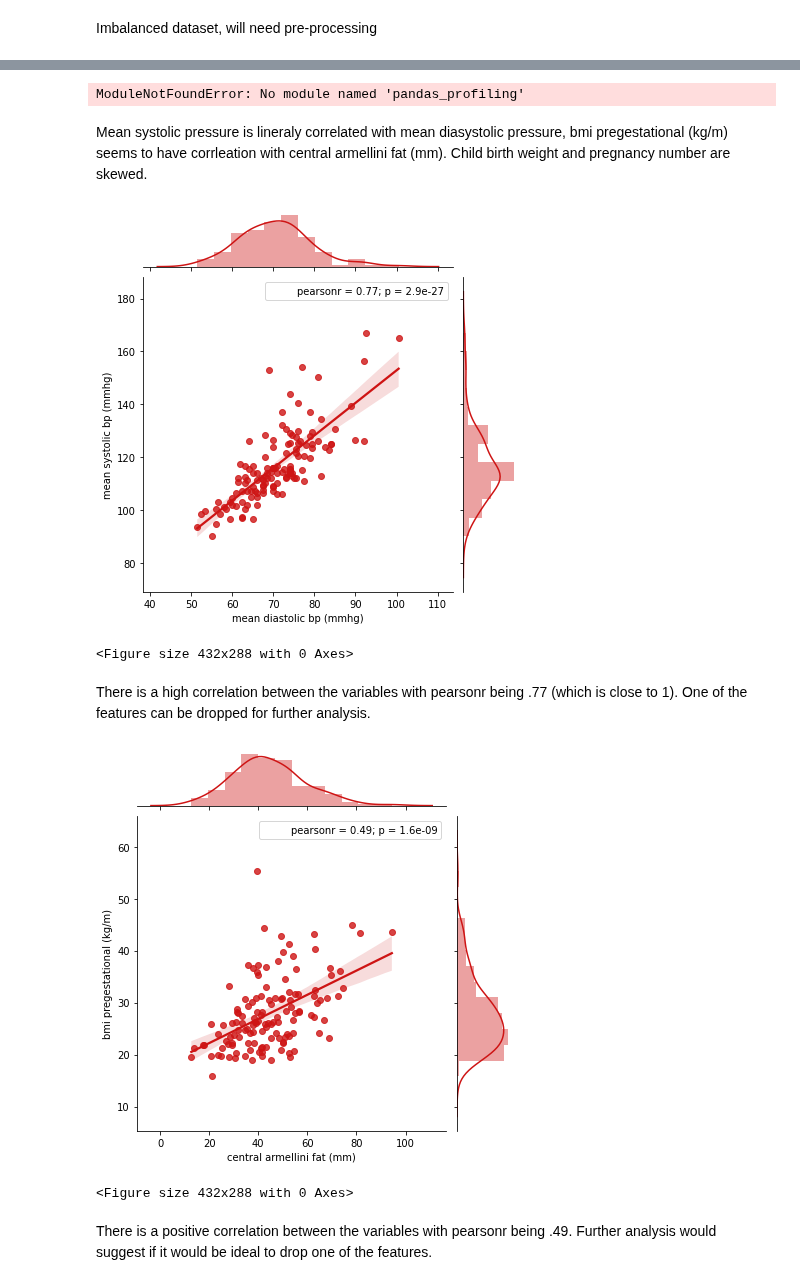
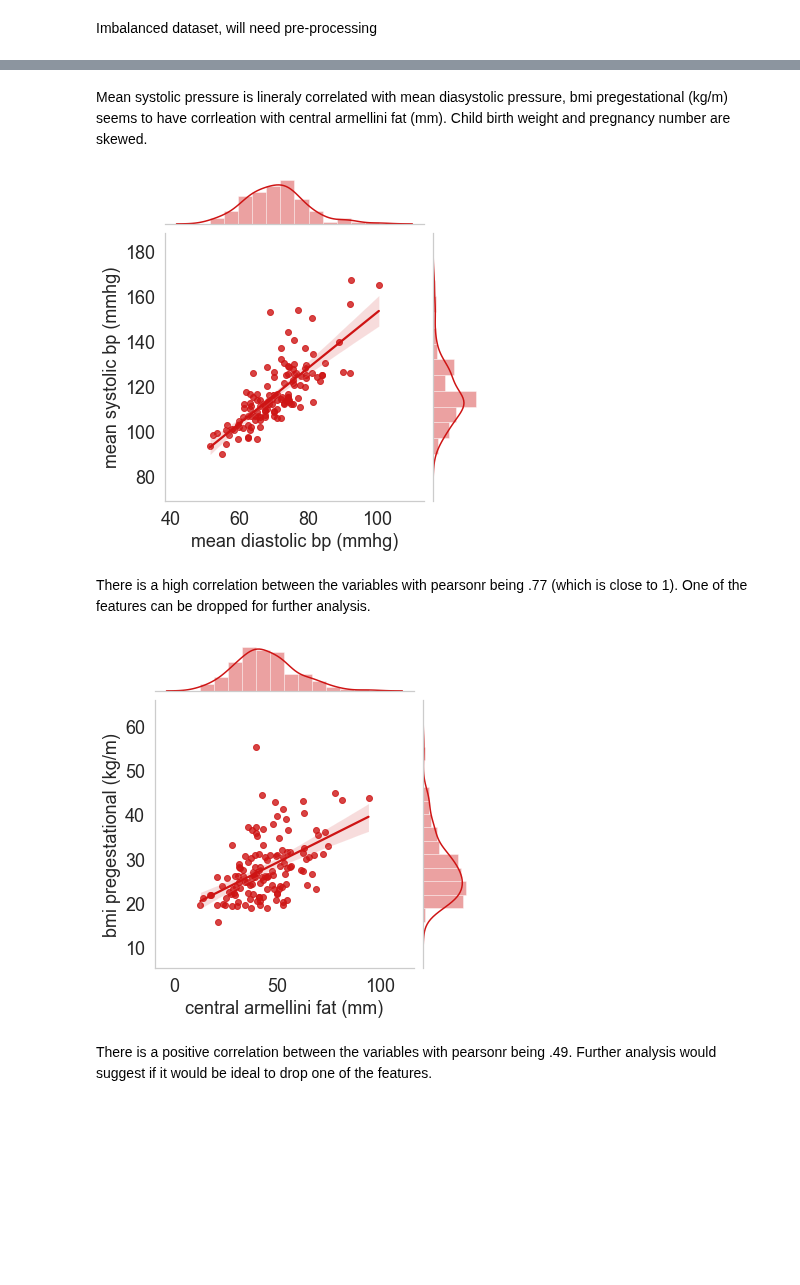
Before and after one commit to Harmeet2504/Insight_Health, a Jupyter notebook: notebooks/EDA.ipynb, the cells around one changed output, grey strips where cells are left out. Drawn from its saved outputs; the diff is of its cells as text; code cells hidden in the pictures; blank space fills up the shorter version.

```diff
--- a/notebooks/EDA.ipynb
+++ b/notebooks/EDA.ipynb
@@ -138,35 +134,38 @@ plt.savefig("pairplot")
 # %%
-#pip install pandas-profiling[notebook,html]
-import pandas_profiling as pp
-from pandas_profiling import ProfileReport
-#Reference: EDA with pandas profiling(https://github.com/pandas-profiling/pandas-profiling)
-profile=ProfileReport(df, title='Pandas Profiling Report for cleveland dataset',  html={'style':{'full_width':True}})
-profile.to_notebook_iframe()
+# #pip install pandas-profiling[notebook,html]
+# import pandas_profiling as pp
+# from pandas_profiling import ProfileReport
+# #Reference: EDA with pandas profiling(https://github.com/pandas-profiling/pandas-profiling)
+# profile=ProfileReport(df, title='Pandas Profiling Report for cleveland dataset',  html={'style':{'full_width':True}})
+# profile.to_notebook_iframe()
-# %% [output]
-ModuleNotFoundError: No module named 'pandas_profiling'
 # %% [markdown]
 Mean systolic pressure is lineraly correlated with mean diasystolic pressure, bmi pregestational (kg/m) seems to have corrleation with central armellini fat (mm). Child birth weight and pregnancy number are skewed.
 # %%
 #Check how much is the correlation
 import scipy.stats as stats
 j=sns.jointplot(df.loc[:,'mean diastolic bp (mmhg)'], df.loc[:,'mean systolic bp (mmhg)'], kind="regg", color="#ce1414")
-j.annotate(stats.pearsonr)
-plt.show()
-plt.savefig("bp.png")
+# j.annotate(stats.pearsonr)
+plt.xlabel('mean diastolic bp (mmhg)', fontsize=18)
+plt.ylabel('mean systolic bp (mmhg)', fontsize=18)
+plt.tick_params(axis="both", labelsize=18)
+# plt.show()
+plt.savefig("bp.png");
 # %% [output]
-[figure, old version]
+[figure, new version]
-<Figure size 432x288 with 0 Axes>
 # %% [markdown]
 There is a high correlation between the variables with pearsonr being .77 (which is close to 1). One of the features can be dropped for further analysis.
 # %%
 #Check how much is the correlation
-p=sns.jointplot(df.loc[:,'central armellini fat (mm)'], df.loc[:,'bmi pregestational (kg/m)'], kind="regg", color="#ce1414")
-p.annotate(stats.pearsonr)
-plt.show()
-plt.savefig("bmi.png")
+sns.jointplot(df.loc[:,'central armellini fat (mm)'], df.loc[:,'bmi pregestational (kg/m)'], kind="regg", color="#ce1414")
+# p.annotate(stats.pearsonr)
+plt.xlabel('central armellini fat (mm)', fontsize=18)
+plt.ylabel('bmi pregestational (kg/m)', fontsize=18)
+plt.tick_params(axis="both", labelsize=18)
+# plt.legend(fontsize=20)
+# plt.show()
+plt.savefig("bmi.png");
 # %% [output]
-[figure, old version]
+[figure, new version]
-<Figure size 432x288 with 0 Axes>
 # %% [markdown]
 There is a positive correlation between the variables with pearsonr being .49. Further analysis would suggest if it would be ideal to drop one of the features.
 # %%
```
Also changed, not shown: parts of 25 cells of this notebook.
